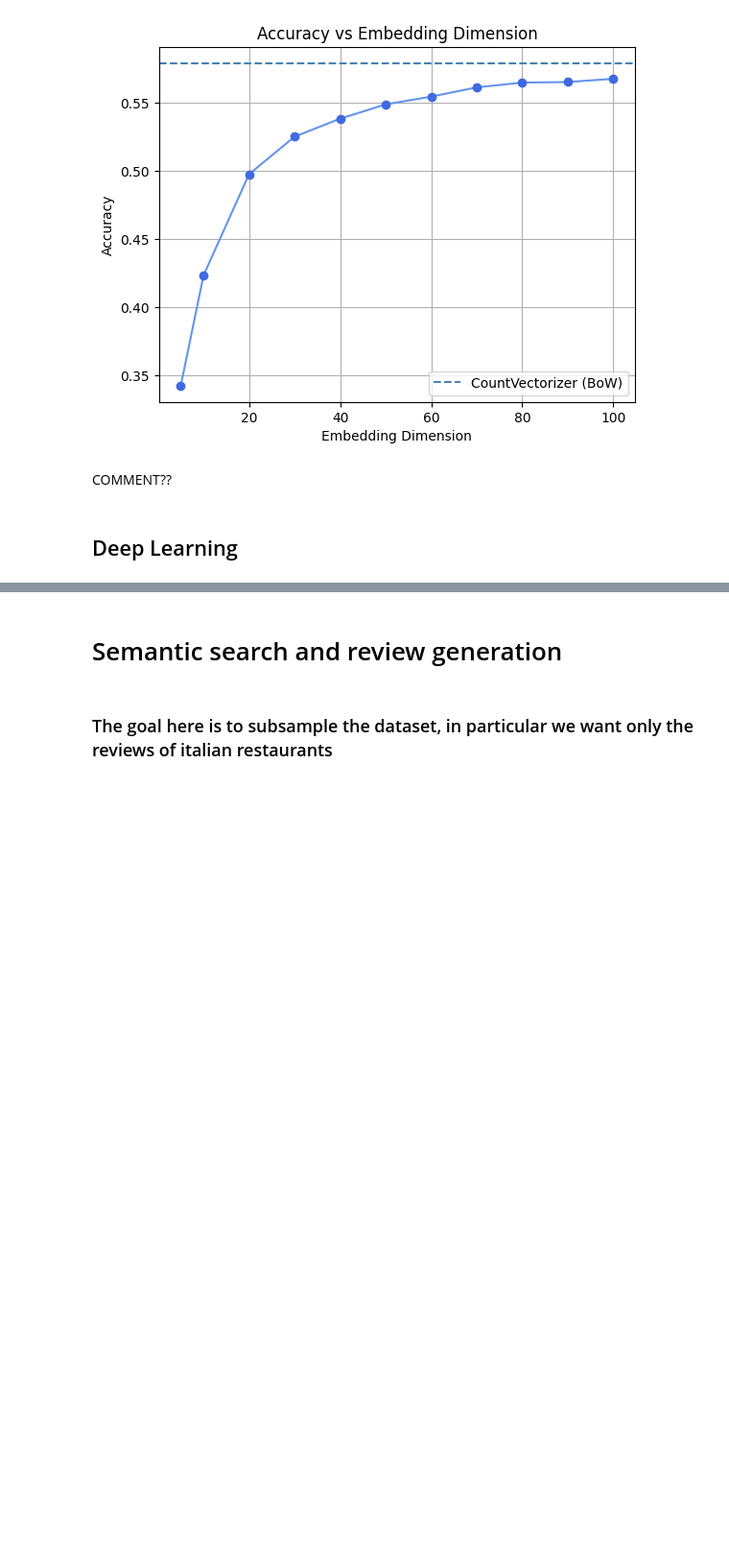
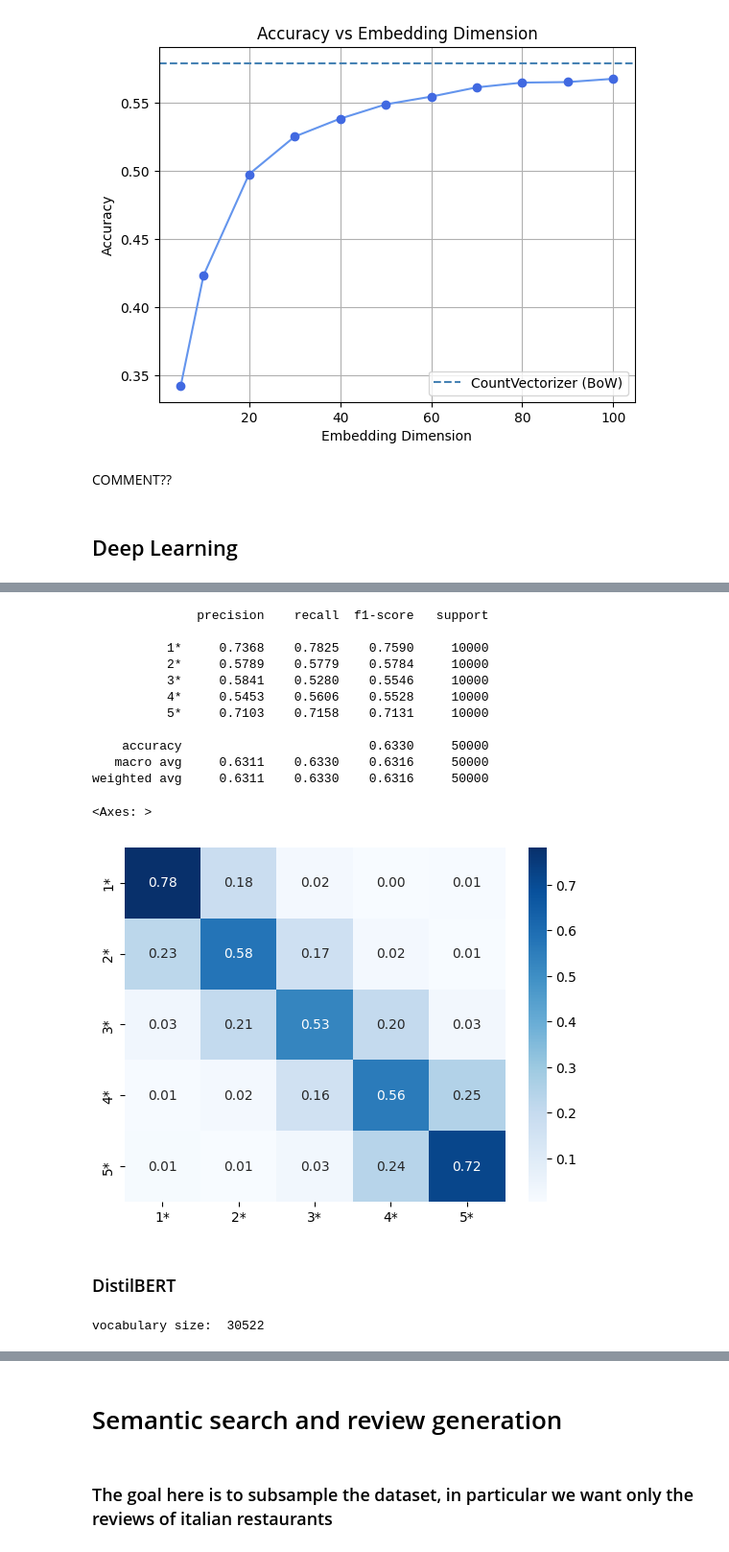
Before and after one commit to NiccoloF/NLP, a Jupyter notebook: Submission file.ipynb, the cells around one changed output, grey strips where cells are left out. Shown at 96% size. Saved outputs shown, nothing was run; the diff lists cells and outputs as text; code cells hidden in the pictures; blank space fills up the shorter version.

```diff
--- a/Submission file.ipynb
+++ b/Submission file.ipynb
@@ -930,0 +1038,2 @@ COMMENT??
+# %%
+model.fit(train_dataset, epochs=10, validation_data=valid_dataset, validation_steps=20, callbacks=[callback])
@@ -930,0 +1065,6 @@ COMMENT??
+# %%
+dataset_test = dataset_test.map(one_hot_encode, num_proc = 4)
+test_tf = tf.data.Dataset.from_tensor_slices((dataset_test['text'], dataset_test['label']))
+test_dataset = test_tf.batch(batch_size=64).prefetch(tf.data.AUTOTUNE)
+# %%
+test_pred = model.predict(test_dataset)
@@ -930,0 +1073,29 @@ COMMENT??
+# %%
+import numpy as np
+pred =np.argmax(test_pred, axis = -1)
+def back_to_label(doc):
+    doc['label'] = doc['label'].index(1)
+    return doc
+dataset_test = dataset_test.map(back_to_label,num_proc=4)
+# %%
+import seaborn as sns
+stars_labels = ['1*', '2*', '3*', '4*', '5*']
+from sklearn.metrics import confusion_matrix,classification_report
+print(classification_report(dataset_test['label'], pred, digits=4, target_names=stars_labels))
+disp = confusion_matrix(dataset_test['label'], pred, normalize='true', labels=[0, 1, 2, 3, 4])
+
+sns.heatmap(disp, annot=True, fmt=".2f", cmap="Blues", xticklabels=stars_labels, yticklabels=stars_labels)
+# %% [output]
+              precision    recall  f1-score   support
+
+          1*     0.7368    0.7825    0.7590     10000
+          2*     0.5789    0.5779    0.5784     10000
+          3*     0.5841    0.5280    0.5546     10000
+          4*     0.5453    0.5606    0.5528     10000
+          5*     0.7103    0.7158    0.7131     10000
+
+    accuracy                         0.6330     50000
+   macro avg     0.6311    0.6330    0.6316     50000
+weighted avg     0.6311    0.6330    0.6316     50000
+<Axes: >
+[figure, added]
@@ -930,0 +1104,2 @@ COMMENT??
+# %% [markdown]
+### DistilBERT
@@ -930,0 +1137,5 @@ COMMENT??
+# %%
+print("vocabulary size: ", len(tokenizer.vocab))
+#Con distilbert poche parole (30522)
+# %% [output]
+vocabulary size:  30522
```
Also changed, not shown: parts of 28 cells of this notebook.
